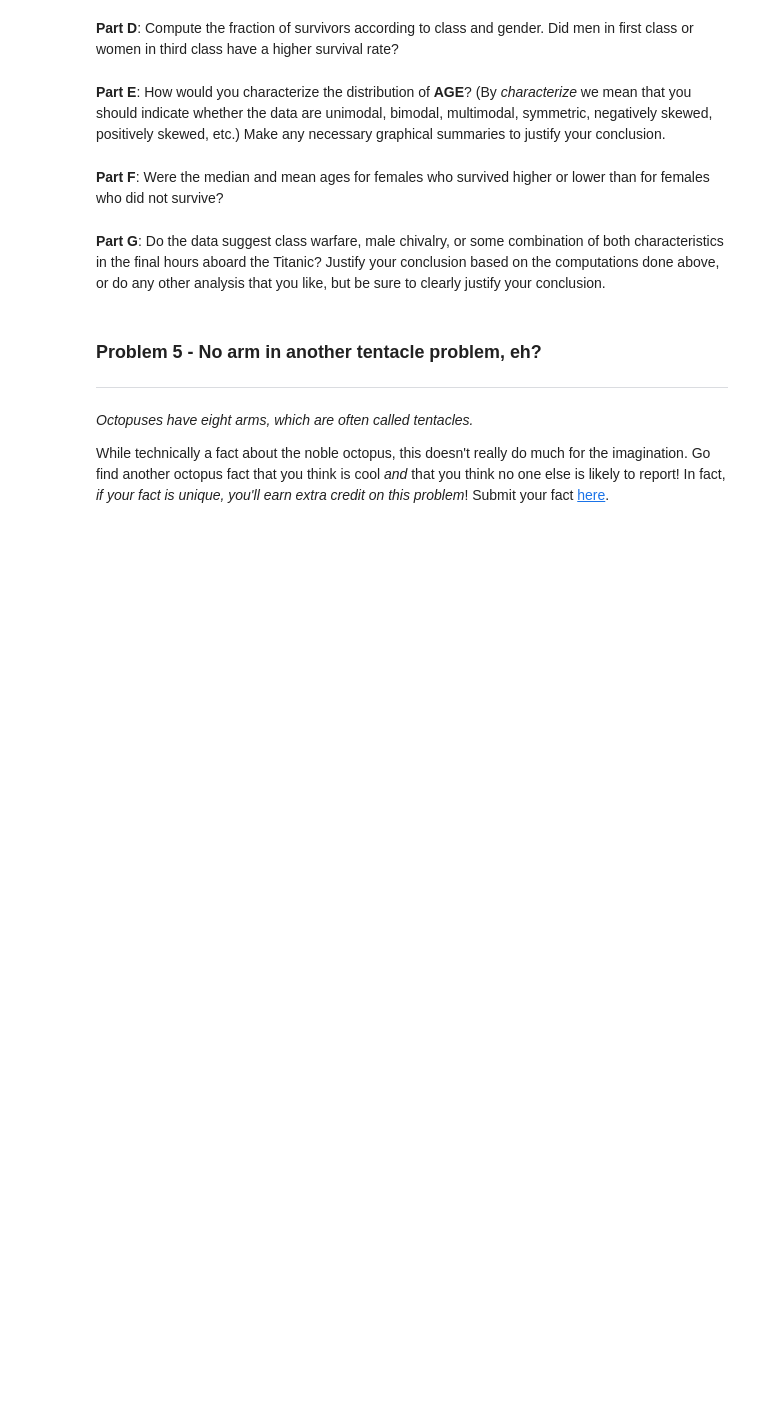
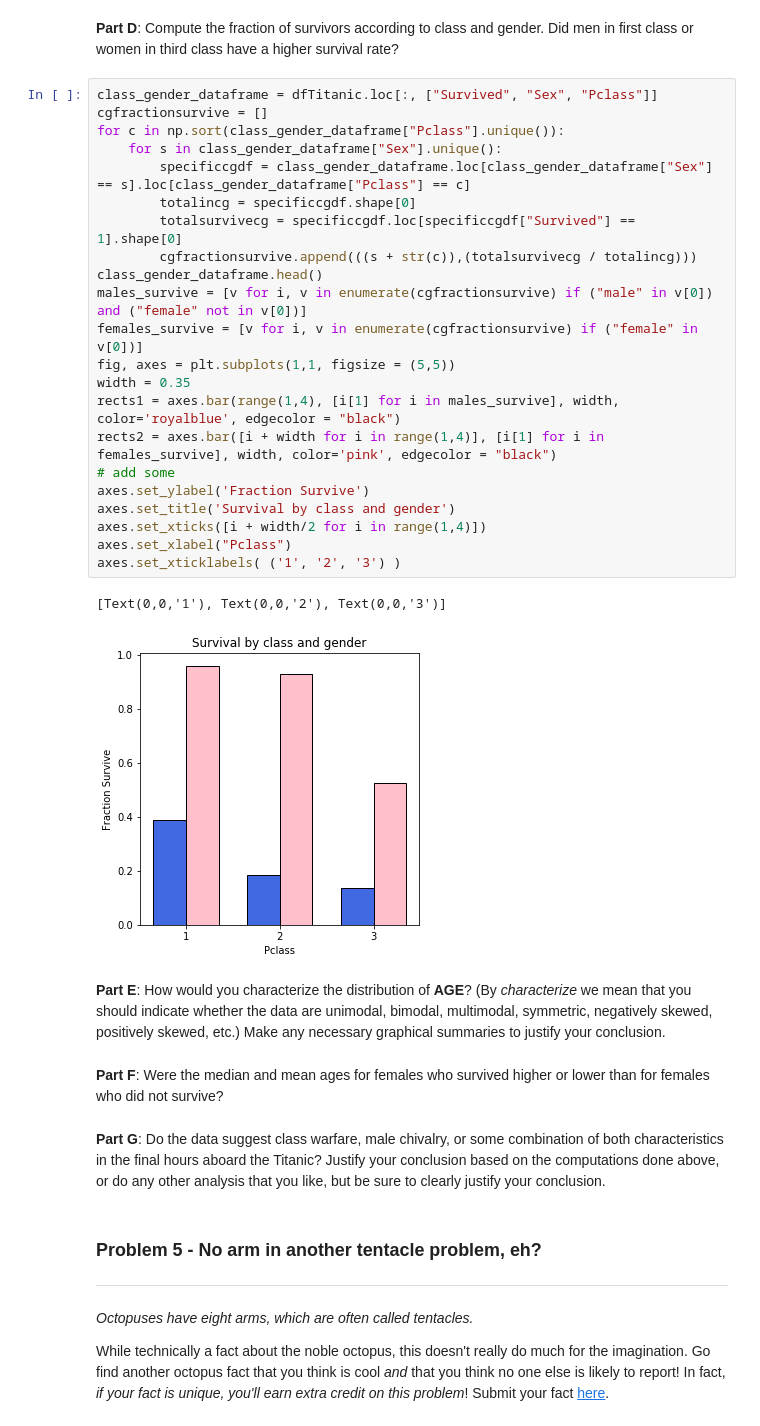
Before and after one commit to howardmonington/friendly-fortnight, a Jupyter notebook: homework/homework1/hmwk01_Kennedy_Alex.ipynb, the cells around one changed output. Drawn from its saved outputs; the diff is of its cells as text; blank space fills up the shorter version.

```diff
--- a/homework/homework1/hmwk01_Kennedy_Alex.ipynb
+++ b/homework/homework1/hmwk01_Kennedy_Alex.ipynb
@@ -499,5 +595,30 @@ df.head()
 # %% [markdown]
 **Part D**: Compute the fraction of survivors according to class and gender.  Did men in first class or women in third class have a higher survival rate?
+# %%
+class_gender_dataframe = dfTitanic.loc[:, ["Survived", "Sex", "Pclass"]]
+cgfractionsurvive = []
+for c in np.sort(class_gender_dataframe["Pclass"].unique()):
+    for s in class_gender_dataframe["Sex"].unique():
+        specificcgdf = class_gender_dataframe.loc[class_gender_dataframe["Sex"] == s].loc[class_gender_dataframe["Pclass"] == c]
+        totalincg = specificcgdf.shape[0]
+        totalsurvivecg = specificcgdf.loc[specificcgdf["Survived"] == 1].shape[0]
+        cgfractionsurvive.append(((s + str(c)),(totalsurvivecg / totalincg)))
+class_gender_dataframe.head()
+males_survive = [v for i, v in enumerate(cgfractionsurvive) if ("male" in v[0]) and ("female" not in v[0])]
+females_survive = [v for i, v in enumerate(cgfractionsurvive) if ("female" in v[0])]
+fig, axes = plt.subplots(1,1, figsize = (5,5))
+width = 0.35
+rects1 = axes.bar(range(1,4), [i[1] for i in males_survive], width, color='royalblue', edgecolor = "black")
+rects2 = axes.bar([i + width for i in range(1,4)], [i[1] for i in females_survive], width, color='pink', edgecolor = "black")
+# add some
+axes.set_ylabel('Fraction Survive')
+axes.set_title('Survival by class and gender')
+axes.set_xticks([i + width/2 for i in range(1,4)])
+axes.set_xlabel("Pclass")
+axes.set_xticklabels( ('1', '2', '3') )
+# %% [output]
+[Text(0,0,'1'), Text(0,0,'2'), Text(0,0,'3')]
+[figure, added]
 # %% [markdown]
 **Part E**: How would you characterize the distribution of **AGE**? (By _characterize_ we mean that you should indicate whether the data are unimodal, bimodal, multimodal, symmetric, negatively skewed, positively skewed, etc.)  Make any necessary graphical summaries to justify your conclusion.
 # %% [markdown]
```
Also changed, not shown: parts of 8 cells of this notebook.
